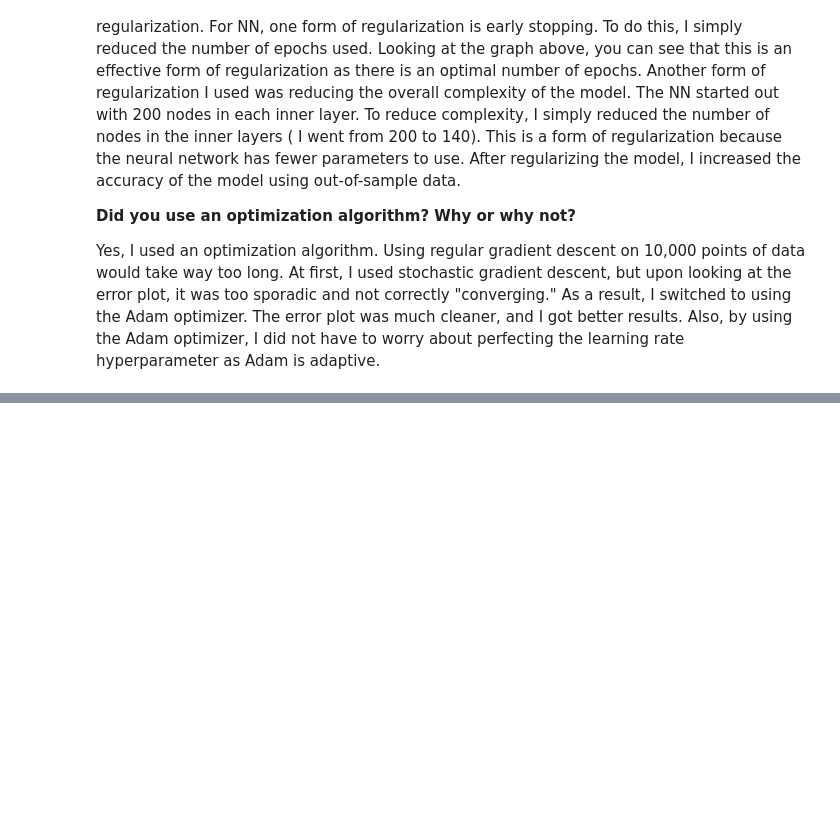
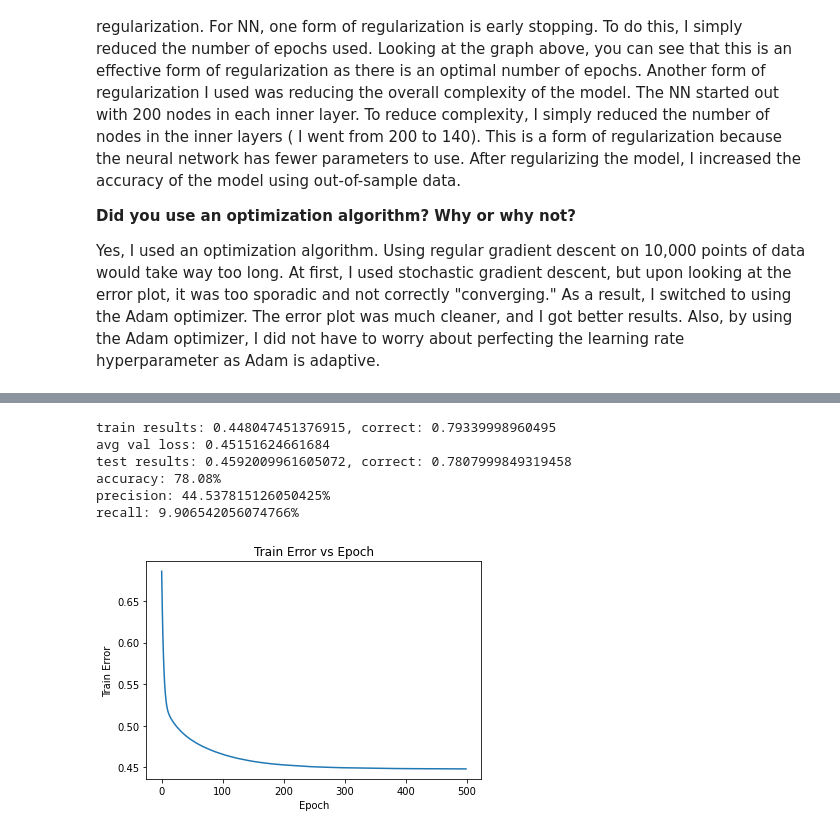
Before and after one commit to siddha20/CSCI4962, a Jupyter notebook: Homeworks/homework3/homework3.ipynb, the cells around one changed output, grey strips where cells are left out. Drawn from its saved outputs; the diff is of its cells as text; code cells hidden in the pictures; blank space fills up the shorter version.

```diff
--- a/Homeworks/homework3/homework3.ipynb
+++ b/Homeworks/homework3/homework3.ipynb
@@ -404,0 +444,45 @@ hyperparameter as Adam is adaptive.
+# %%
+class LR(torch.nn.Module):
+    def __init__(self, inputs):
+        super().__init__()
+        self.linear = torch.nn.Linear(inputs, 1)
+
+    def forward(self, x):
+        return torch.sigmoid(self.linear(x))
+
+model = LR(6).to(device)
+learning_rate = .001
+epochs = 500
+loss_fn = nn.BCELoss()
+optimizer = torch.optim.Adam(model.parameters(), lr=learning_rate) # same
+train_losses = []
+
+loss = 0
+for i in range(epochs):
+    train_loss = train_loop(train_data_loader, model, loss_fn, optimizer)
+    l, _ = test_loop(val_data_loader, model, loss_fn)
+    train_losses.append(train_loss)
+    loss += l
+train_loss, train_correct = test_loop(train_data_loader, model, loss_fn)
+test_loss, test_correct = test_loop(test_data_loader, model, loss_fn)
+
+print(f"train results: {train_loss}, correct: {train_correct}")
+print(f"avg val loss: {loss/epochs}")
+print(f"test results: {test_loss}, correct: {test_correct}")
+acc, prec, rec = metric(np.asarray(model(test_data_set.X) > .5, dtype=np.float64), test_data_set.Y)
+print("accuracy: {}%".format(acc*100))
+print("precision: {}%".format(prec*100))
+print("recall: {}%".format(rec*100))
+plt.title("Train Error vs Epoch")
+plt.xlabel("Epoch")
+plt.ylabel("Train Error")
+plt.plot(train_losses)
+plt.show()
+# %% [output]
+train results: 0.448047451376915, correct: 0.79339998960495
+avg val loss: 0.45151624661684
+test results: 0.4592009961605072, correct: 0.7807999849319458
+accuracy: 78.08%
+precision: 44.537815126050425%
+recall: 9.906542056074766%
+[figure, added]
```
Also changed, not shown: parts of 8 cells of this notebook.
